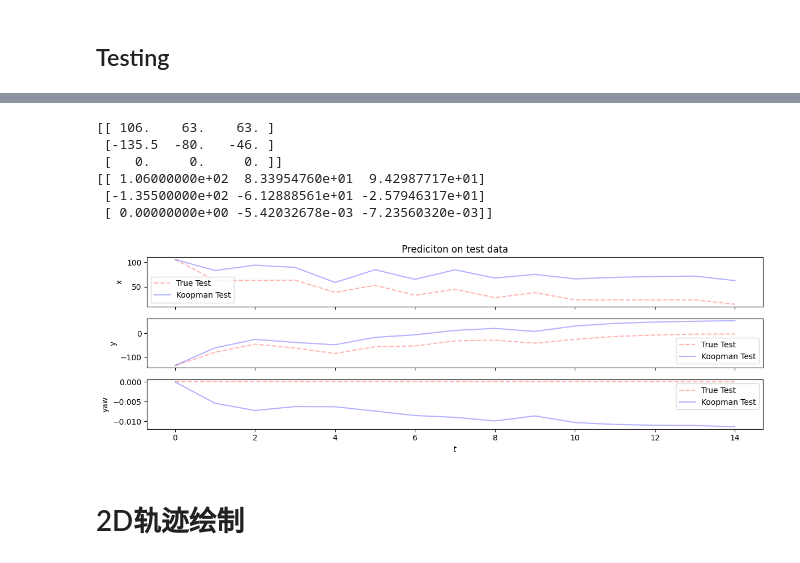
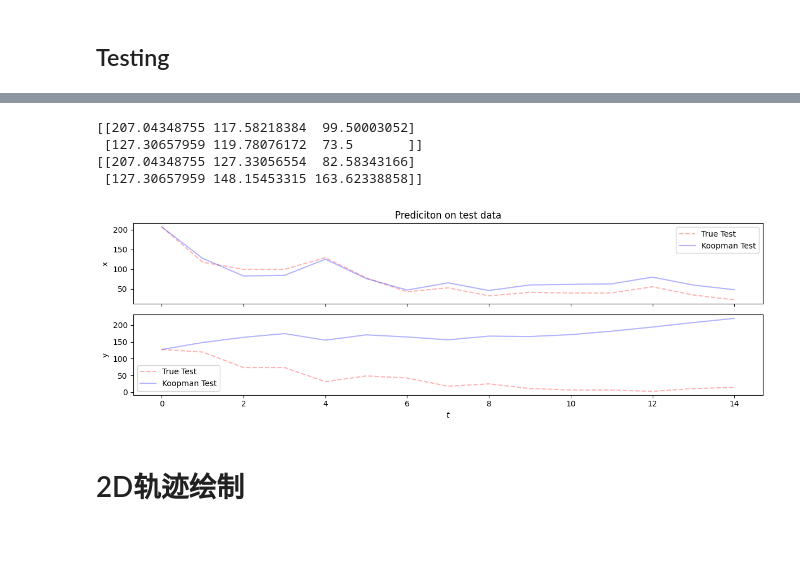
Before and after one commit to sunnyshi0310/AIRbot_RL, a Jupyter notebook: koopman27.ipynb, the cells around one changed output, grey strips where cells are left out. Cells and saved outputs as stored; diff of their text form; code cells hidden in the pictures.

```diff
--- a/koopman27.ipynb
+++ b/koopman27.ipynb
@@ -5,8 +5,8 @@
 %autoreload 2
 # %%
 from robot_tools.trajer import TrajTools, recorder, TrajsPainter
-data = recorder.json_process("data_sim_1.json")
-data2 = recorder.json_process("data_sim_2.json")
+data2 = recorder.json_process("data_sim_1.json")
+data = recorder.json_process("data_sim_2.json")
 data["1"] = data2["0"]  # 增加data轨迹
 
 (obs_trajs, raw_state_info) = TrajTools.construct_trajs(
@@ -25,13 +25,13 @@ print("Number of each points: ", raw_state_info.each_points_num)
 # Training data
 RAW_STATE_MIXED = obs_trajs[2]
 RAW_ACTION_MIXED = act_trajs[2]
-RAW_STATE_SERIES = obs_trajs[1]
-RAW_ACTION_SERIES = act_trajs[1]
+RAW_STATE_SERIES = obs_trajs[1][:2,:]
+RAW_ACTION_SERIES = act_trajs[1][:2,:]
 assert RAW_STATE_MIXED.shape == RAW_ACTION_MIXED.shape
 assert RAW_ACTION_SERIES.shape == RAW_STATE_SERIES.shape
 
 # draw
-show_points_num = 25
+show_points_num = 30
 raw_state_painter = TrajsPainter(RAW_STATE_MIXED, raw_state_info)
 raw_state_painter.figure_size_2D = (3, 3)
 raw_state_painter.features_axis_labels = ["x", "y", "yaw"]
@@ -69,11 +67,13 @@ warnings.filterwarnings("ignore")
 from pykoopman.regression import EDMDc
 from pykoopman.observables import RadialBasisFunction, Polynomial
 # %%
-points_num = 20
+points_num = 30
 start_point = 0
 end_point = int(start_point + points_num)
 trajs = (0,)
 assert end_point <= raw_state_info.each_points_num[0]
+raw_state_info.features_num = 2
+raw_act_info.features_num = 2
 X, X_info = TrajTools.get_sub_series_trajs(
     RAW_STATE_SERIES, raw_state_info, (start_point, end_point), trajs
 )
@@ -97,4 +97,11 @@ print("")
 print(X[:, -4:])
 print(U[:, -4:])
 print(Y[:, -4:])
+
+u_painter = TrajsPainter(U, U_info)
+u_painter.features_sharetitle = "Inputs Trajectories"
+u_painter.features_self_labels = "Train U"
+u_painter.features_lines = "--r"
+u_painter.features_axis_labels = ["x", "y", "yaw"]
+u_painter.plot_features_with_t((0, points_num), (0,), (0, 1))
 # %% [output]
@@ -227,7 +226,7 @@ trajs_painter.plot_features_with_t((0, max_points_num), (0,), (0, 1, 2), given_a
 # %%
 from robot_tools.trajer import TrajTools, recorder, TrajsPainter
 
-data = recorder.json_process("data_sim_2.json")
+data = recorder.json_process("data_sim_1.json")
 
 (obs_trajs, raw_state_info) = TrajTools.construct_trajs(
     data, key="observation", series_type="h", mixed_type="h"
@@ -245,8 +244,8 @@ print("Number of each points: ", raw_state_info.each_points_num)
 # Training data
 RAW_STATE_MIXED = obs_trajs[2]
 RAW_ACTION_MIXED = act_trajs[2]
-RAW_STATE_SERIES = obs_trajs[1]
-RAW_ACTION_SERIES = act_trajs[1]
+RAW_STATE_SERIES = obs_trajs[1][:2,:]
+RAW_ACTION_SERIES = act_trajs[1][:2,:]
 assert RAW_STATE_MIXED.shape == RAW_ACTION_MIXED.shape
 assert RAW_ACTION_SERIES.shape == RAW_STATE_SERIES.shape
 
@@ -258,6 +257,8 @@ start_point = 0
 end_point = int(start_point + points_num)
 trajs = (0,)
 assert end_point <= raw_state_info.each_points_num[0]
+raw_state_info.features_num = 2
+raw_act_info.features_num = 2
 X_test, X_test_info = TrajTools.get_sub_series_trajs(
     RAW_STATE_SERIES, raw_state_info, (start_point, end_point), trajs
 )
@@ -281,13 +282,13 @@ trajs_painter.features_sharetitle = "States Trajectories"
 trajs_painter.features_self_labels = "Test X"
 trajs_painter.features_lines = "--r"
 trajs_painter.features_axis_labels = ["x", "y", "yaw"]
-trajs_painter.plot_features_with_t((0, show_points_num), (0,), (0, 1, 2))
+trajs_painter.plot_features_with_t((0, show_points_num), (0,), (0, 1))
 u_painter = TrajsPainter(U_test, U_test_info)
 u_painter.features_sharetitle = "Inputs Trajectories"
 u_painter.features_self_labels = "Test U"
 u_painter.features_lines = "--r"
 u_painter.features_axis_labels = ["x", "y", "yaw"]
-u_painter.plot_features_with_t((0, show_points_num), (0,), (0, 1, 2))
+u_painter.plot_features_with_t((0, show_points_num), (0,), (0, 1))
 
 test_painter = TrajsPainter(X_test, X_test_info)
 test_painter.trajs_labels = "Test X"
@@ -329,31 +328,29 @@ assert TrajTools.has_nan(Yk) == False, "Yk has nan"
 print(X_test[:, 0:3])
 print(Xk[:, 0:3])
 # %% [output]
-[[ 106.    63.    63. ]
- [-135.5  -80.   -46. ]
- [   0.     0.     0. ]]
-[[ 1.06000000e+02  8.33954760e+01  9.42987717e+01]
- [-1.35500000e+02 -6.12888561e+01 -2.57946317e+01]
- [ 0.00000000e+00 -5.42032678e-03 -7.23560320e-03]]
+[[207.04348755 117.58218384  99.50003052]
+ [127.30657959 119.78076172  73.5       ]]
+[[207.04348755 127.33056554  82.58343166]
+ [127.30657959 148.15453315 163.62338858]]
 # %%
 show_points_num = 15
 trajs_painter = TrajsPainter()
 trajs_painter.update_trajs(X_test, X_test_info)
 trajs_painter.features_self_labels = "True Test"
 trajs_painter.features_lines = "--r"
 trajs_painter.features_sharetitle = "Prediciton on test data"
 trajs_painter.features_axis_labels = ["x", "y", "yaw"]
 axs = trajs_painter.plot_features_with_t(
-    (0, show_points_num), (0,), (0, 1, 2), return_axs=True
+    (0, show_points_num), (0,), (0, 1), return_axs=True
 )
 
 trajs_painter.update_trajs(Xk, X_test_info)
 trajs_painter.features_self_labels = "Koopman Test"
 trajs_painter.features_lines = "-b"
-trajs_painter.plot_features_with_t((0, show_points_num), (0,), (0, 1, 2), given_axs=axs)
+trajs_painter.plot_features_with_t((0, show_points_num), (0,), (0, 1), given_axs=axs)
 # trajs_painter.plot_features_with_t((0, 7), (0,), (0, 1, 2), given_axs=axs)
 # %% [output]
-[figure, old version]
+[figure, new version]
 # %% [markdown]
 # 2D轨迹绘制
 # %% [markdown]
```
Also changed, not shown: parts of 8 cells of this notebook, 10 other files.
